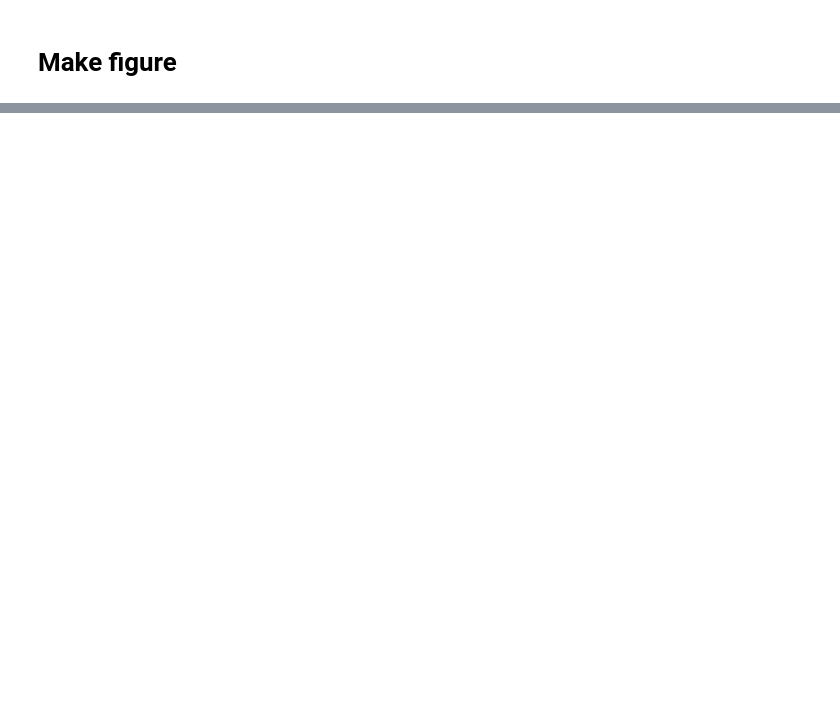
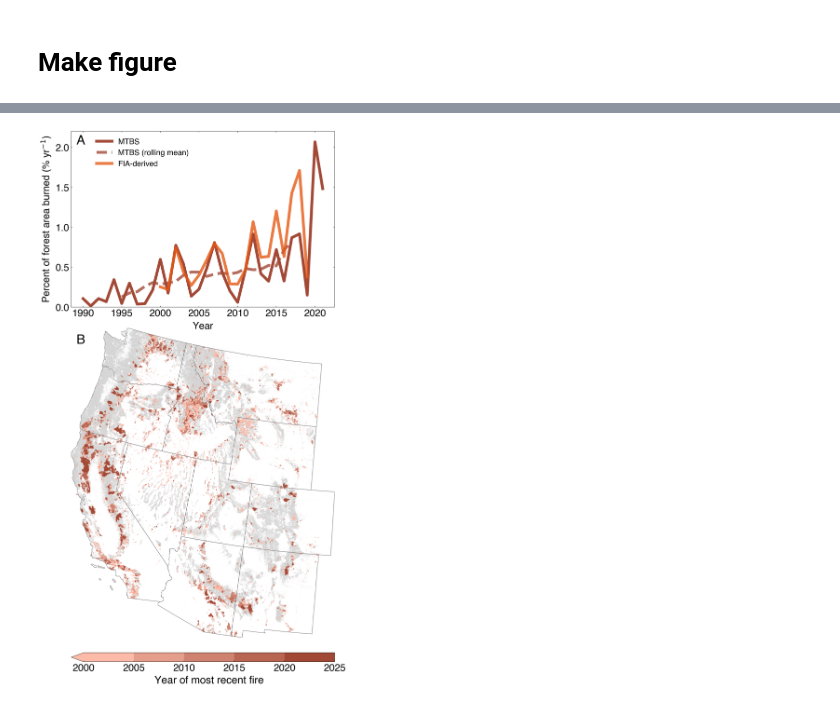
Before and after one commit to carbonplan/western-us-biomass, a Jupyter notebook: nbs/4_make_figures/Figure_1_motivation_fire_trends.ipynb, the cells around one changed output, grey strips where cells are left out. Cells and saved outputs as stored; diff of their text form; code cells hidden in the pictures; blank space fills up the shorter version.

Commit message:
Main text figure tweaks

```diff
--- a/nbs/4_make_figures/Figure_1_motivation_fire_trends.ipynb
+++ b/nbs/4_make_figures/Figure_1_motivation_fire_trends.ipynb
@@ -151,0 +149,99 @@ Error:
+# %%
+fig = plt.figure(figsize=(12, 24))
+
+figure_settings.apply_style()
+
+# Create axes with height ratios: left panel smaller, right panel bigger
+gs = fig.add_gridspec(2, 1, height_ratios=[1, 2], wspace=0.01)
+axes = [fig.add_subplot(gs[0]), fig.add_subplot(gs[1])]
+
+##############################################################################################################
+##############################################################################################################
+
+ax0 = axes[0]
+yvals = burned_forest_tseries * 100 / forest_area
+ax0.plot(yvals["year"], yvals, "-", color=figure_settings.color_MTBS, markersize=15, label="MTBS")
+ax0.plot(
+    yvals["year"],
+    yvals.rolling(year=10, center=True).mean(),
+    "--",
+    color=figure_settings.color_MTBS,
+    label="MTBS (rolling mean)",
+    alpha=0.8,
+)
+ax0.plot(
+    fia_frac_plots["year"],
+    fia_frac_plots.where(fia_frac_plots["year"] >= 2000),
+    color=figure_settings.color_FIA_fire,
+    label="FIA-derived",
+    alpha=0.8,
+)
+ax0.set_ylim([0, 2.2])
+ax0.set_ylabel("Percent of forest area burned (% yr$^{-1}$)", labelpad=10)
+ax0.set_xlabel("Year", labelpad=10)
+# ax0.set_title("Forest area burned annually", pad=15)
+ax0.legend(frameon=False, loc="upper left", bbox_to_anchor=(0.07, 1))
+
+##############################################################################################################
+##############################################################################################################
+
+ax1 = axes[1]
+maps.plot_map(
+    is_forest_clipped,
+    shp=western_states,
+    latlon=False,
+    cbar_label="Percent Forest",
+    cmap=plt.cm.binary,
+    add_colorbar=False,
+    clims=[0, 600],
+    savefig=None,
+    ax=ax1,
+)
+maps.plot_map(
+    mapdata_clipped,
+    shp=western_states,
+    latlon=False,
+    title="",  # Year of most recent fire",
+    cbar_label="Year of most recent fire",
+    cmap=discrete_cmap,
+    savefig=None,
+    clims=[2000, 2025],
+    add_colorbar=False,  # Disabled; added manually as horizontal below
+    ax=ax1,
+)
+
+##############################################################################################################
+##############################################################################################################
+
+panel_labels = ["A", "B"]
+for i, ax in enumerate(axes):
+    ax.text(
+        0.02,
+        0.98,
+        panel_labels[i],
+        transform=ax.transAxes,
+        fontsize=style_settings["axes.titlesize"] * 1.25,
+        fontweight="bold",
+        va="top",
+    )
+
+axes[1].set(rasterized=True)
+
+fig.subplots_adjust(left=0.05, right=0.92, top=0.95, bottom=0.08, hspace=0)
+
+# Draw to finalise positions, then add horizontal colorbar below map
+fig.canvas.draw()
+ax1_pos = ax1.get_position()
+cax = fig.add_axes([ax1_pos.x0, ax1_pos.y0 - 0.04, ax1_pos.width, 0.015])
+sm = plt.cm.ScalarMappable(cmap=discrete_cmap, norm=plt.Normalize(vmin=2000, vmax=2025))
+cbar = fig.colorbar(sm, cax=cax, orientation="horizontal", extend="min")
+cbar.set_label("Year of most recent fire", labelpad=8, fontsize=style_settings["axes.titlesize"])
+cbar.ax.tick_params(labelsize=style_settings["xtick.labelsize"])
+
+# fig.savefig(dir_info.dir_figures + "Figure1.jpg", bbox_inches="tight", dpi=300)
+fig.savefig(
+    dir_info.dir_figures + "fig-fire_motivation_figure_stacked.jpg", bbox_inches="tight", dpi=300
+)
+fig.savefig(dir_info.dir_figures + "fig-fire_motivation_figure_stacked.pdf", bbox_inches="tight")
+# %% [output]
+[figure, added]
```
Also changed, not shown: parts of 2 cells of this notebook, 3 other files.
